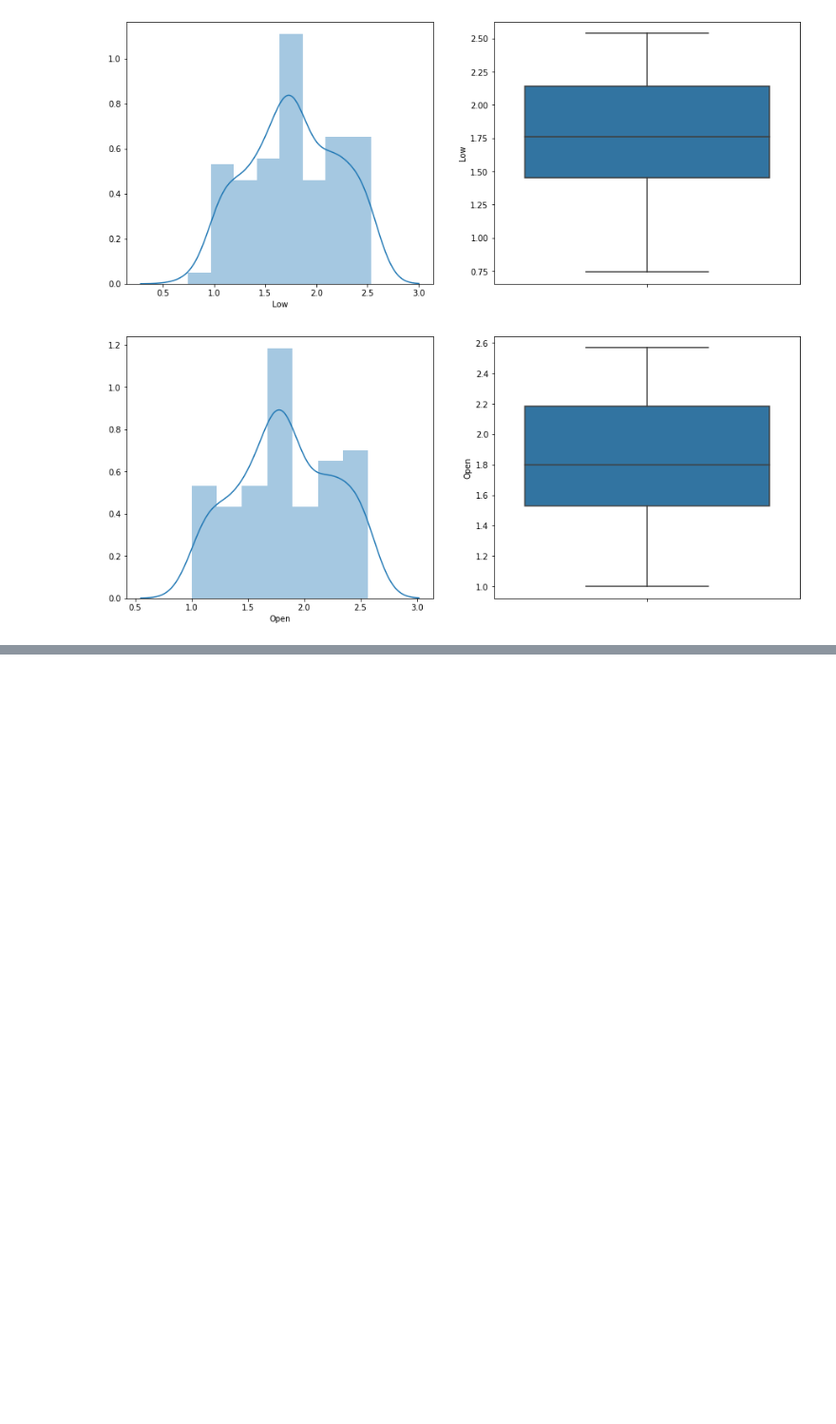
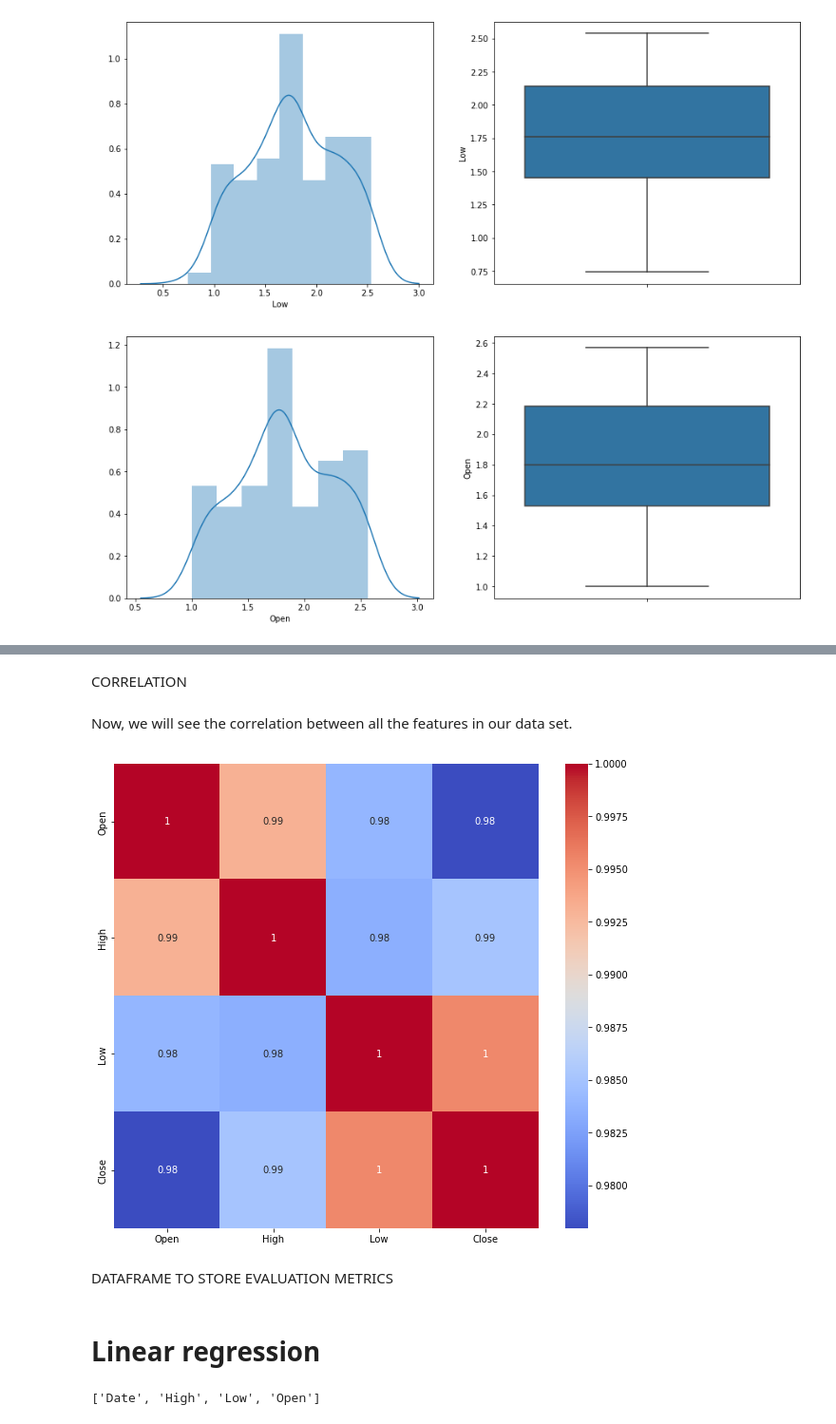
Before and after one commit to Sanjay9294/YES-Bank, a Jupyter notebook: capstone_project_(Yes_Bank).ipynb, the cells around one changed output, grey strips where cells are left out. Shown at 95% size. Saved outputs shown, nothing was run; the diff lists cells and outputs as text; code cells hidden in the pictures; blank space fills up the shorter version.

```diff
--- a/capstone_project_(Yes_Bank).ipynb
+++ b/capstone_project_(Yes_Bank).ipynb
@@ -157,0 +184,13 @@ for var in indep_var:
+# %% [markdown]
+CORRELATION
+# %% [markdown]
+Now, we will see the correlation between all the features in our data set.
+# %%
+#correlation plot
+plt.figure(figsize=(10,9))
+sns.heatmap(df.corr(), annot = True, cmap='coolwarm')
+plt.show()
+# %% [output]
+[figure, added]
+# %% [markdown]
+DATAFRAME TO STORE EVALUATION METRICS
@@ -157,0 +201,2 @@ for var in indep_var:
+# %% [markdown]
+# Linear regression
@@ -157,0 +208,4 @@ for var in indep_var:
+# %%
+indep_var
+# %% [output]
+['Date', 'High', 'Low', 'Open']
```
Also changed, not shown: parts of 13 cells of this notebook.
